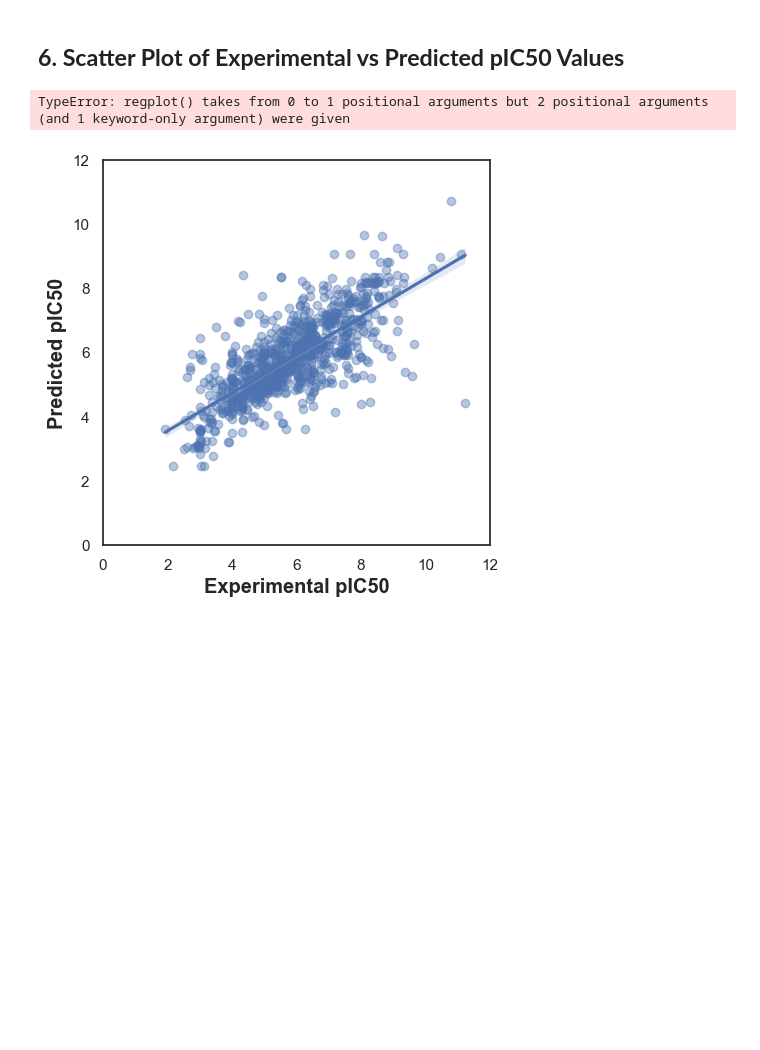
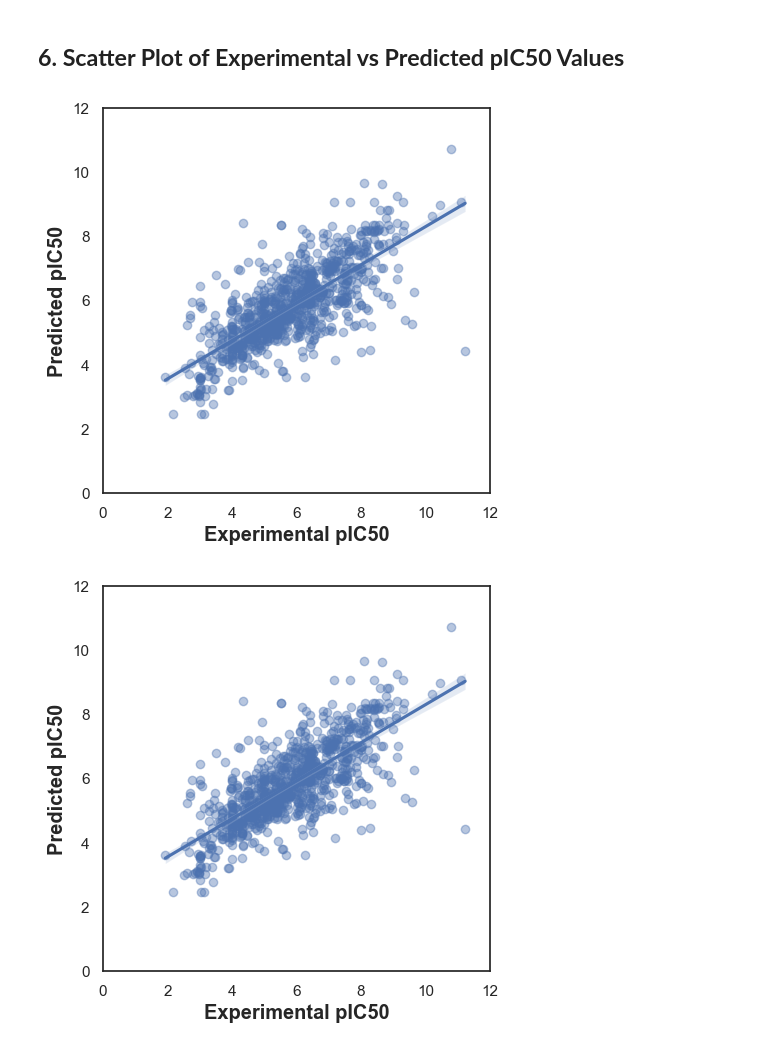
Before and after one commit to mirabelbok/first_repo, a Jupyter notebook: bioinformatics_freecodecamp/CDD_ML_Part_4_Acetylcholinesterase_Regression_Random_Forest.ipynb, the cells around one changed output. Saved outputs shown, nothing was run; the diff lists cells and outputs as text; code cells hidden in the pictures; blank space fills up the shorter version.

```diff
--- a/bioinformatics_freecodecamp/CDD_ML_Part_4_Acetylcholinesterase_Regression_Random_Forest.ipynb
+++ b/bioinformatics_freecodecamp/CDD_ML_Part_4_Acetylcholinesterase_Regression_Random_Forest.ipynb
@@ -127,19 +127,20 @@ Y_pred = model.predict(X_test)
 # %%
 import seaborn as sns
 import matplotlib.pyplot as plt
 
 sns.set(color_codes=True)
 sns.set_style("white")
 
-ax = sns.regplot(Y_test, Y_pred, scatter_kws={'alpha':0.4})
+# Fix: Specify x and y as named parameters instead of positional arguments
+ax = sns.regplot(x=Y_test, y=Y_pred, scatter_kws={'alpha':0.4})
 ax.set_xlabel('Experimental pIC50', fontsize='large', fontweight='bold')
 ax.set_ylabel('Predicted pIC50', fontsize='large', fontweight='bold')
 ax.set_xlim(0, 12)
 ax.set_ylim(0, 12)
 ax.figure.set_size_inches(5, 5)
-plt.show
+plt.show()
 # %% [output]
-TypeError: regplot() takes from 0 to 1 positional arguments but 2 positional arguments (and 1 keyword-only argument) were given
+[figure, added]
 # %%
 import seaborn as sns
 import matplotlib.pyplot as plt
```
